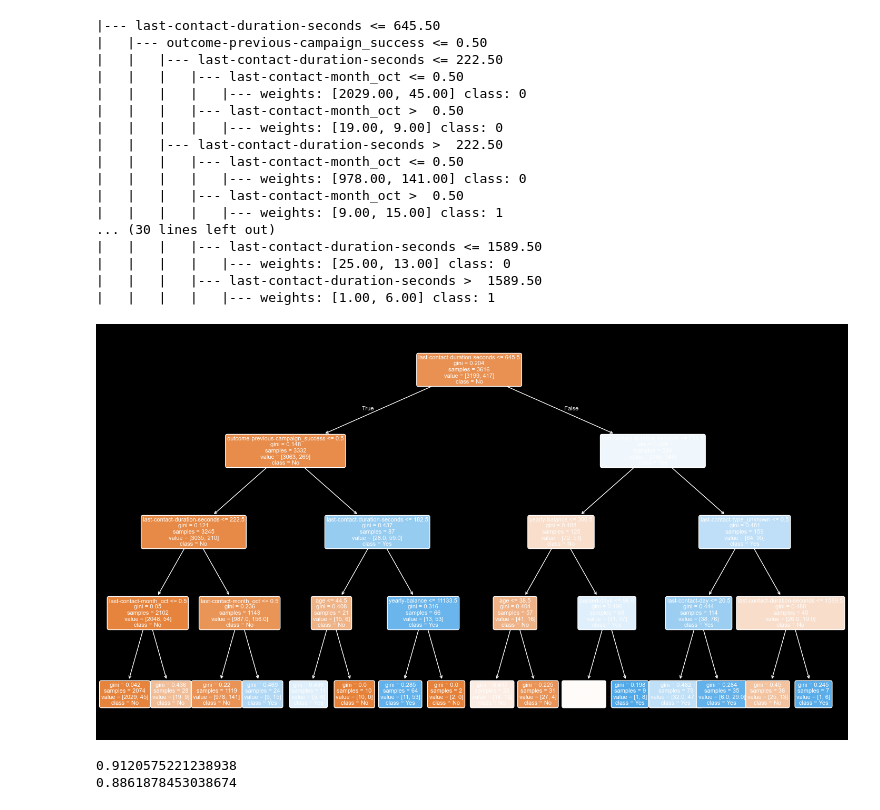
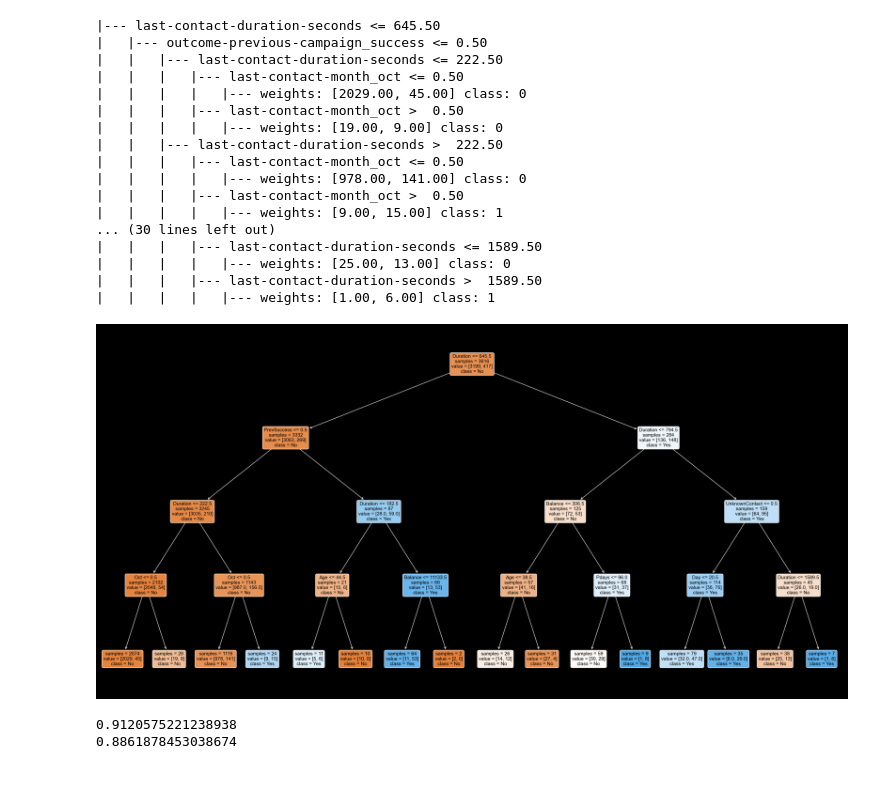
Before and after one commit to dvsdevious/bank-marketing-decision-tree-classification, a Jupyter notebook: notebooks/02_data_preprocessing.ipynb, the cells around one changed output. Cells and saved outputs as stored; diff of their text form; code cells hidden in the pictures; blank space fills up the shorter version.

```diff
--- a/notebooks/02_data_preprocessing.ipynb
+++ b/notebooks/02_data_preprocessing.ipynb
@@ -127,18 +127,3 @@ print(export_text(
 |   |   |   |   |--- weights: [25.00, 13.00] class: 0
 |   |   |   |--- last-contact-duration-seconds >  1589.50
 |   |   |   |   |--- weights: [1.00, 6.00] class: 1
-# %%
-plt.figure(figsize=(18,10))
-
-plot_tree(
-    cl,
-    feature_names=X.columns,
-    class_names=['No', 'Yes'],
-    filled=True,
-    rounded=True,
-    fontsize=8
-)
-
-plt.show()
-# %% [output]
-[figure, removed]
@@ -145,3 +183,24 @@ plt.show()
+# %%
+plt.figure(figsize=(24, 12))
+
+plot_tree(
+    cl,
+    feature_names=display_names,
+    class_names=["No", "Yes"],
+    impurity=False,
+    filled=True,
+    rounded=True,
+    fontsize=11
+)
+
+for text in plt.gca().texts:
+    text.set_color("black")
+
+plt.tight_layout()
+plt.savefig('../images/Figure_A10_Decision_Tree.png')
+plt.show()
+# %% [output]
+[figure, added]
 # %%
 pred_train = cl.predict(X_train)
 pred_test = cl.predict(X_test)
```
Also changed, not shown: parts of 3 cells of this notebook, 12 other files.
